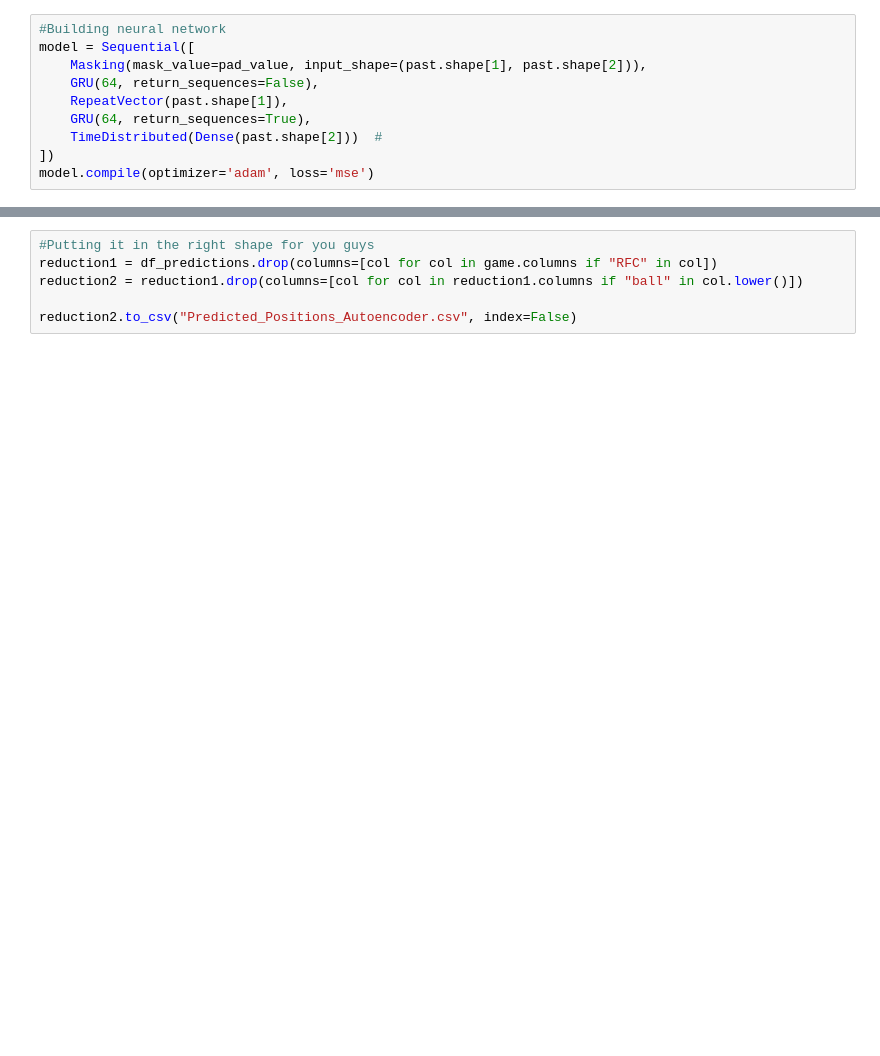
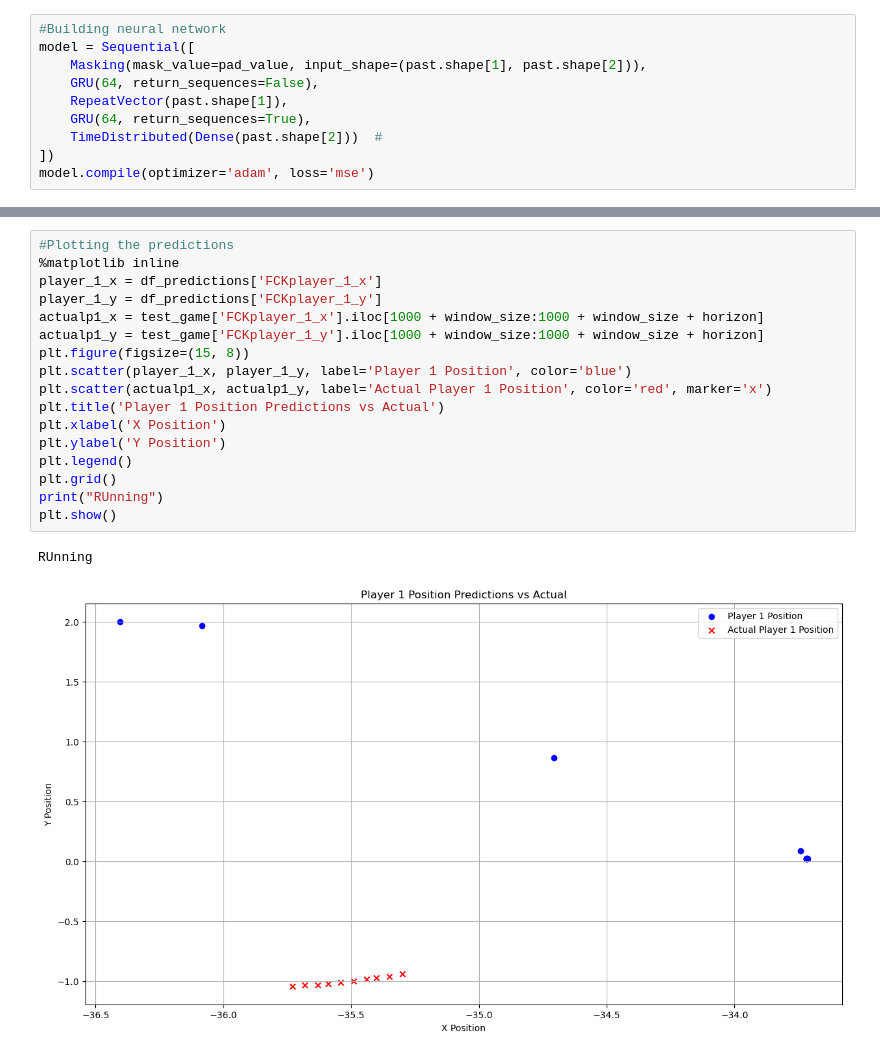
Before and after one commit to adiguzeldeniz/ekip_makine, a Jupyter notebook: autoencoder copy.ipynb, the cells around one changed output, grey strips where cells are left out. Cells and saved outputs as stored; diff of their text form; blank space fills up the shorter version.

```diff
--- a/autoencoder copy.ipynb
+++ b/autoencoder copy.ipynb
@@ -214,6 +224,20 @@ df_predictions.head()
-# %%
-#Putting it in the right shape for you guys
-reduction1 = df_predictions.drop(columns=[col for col in game.columns if "RFC" in col])
-reduction2 = reduction1.drop(columns=[col for col in reduction1.columns if "ball" in col.lower()])
-
-reduction2.to_csv("Predicted_Positions_Autoencoder.csv", index=False)
+# %%
+#Plotting the predictions
+%matplotlib inline
+player_1_x = df_predictions['FCKplayer_1_x']
+player_1_y = df_predictions['FCKplayer_1_y']
+actualp1_x = test_game['FCKplayer_1_x'].iloc[1000 + window_size:1000 + window_size + horizon]
+actualp1_y = test_game['FCKplayer_1_y'].iloc[1000 + window_size:1000 + window_size + horizon]
+plt.figure(figsize=(15, 8))
+plt.scatter(player_1_x, player_1_y, label='Player 1 Position', color='blue')
+plt.scatter(actualp1_x, actualp1_y, label='Actual Player 1 Position', color='red', marker='x')
+plt.title('Player 1 Position Predictions vs Actual')
+plt.xlabel('X Position')
+plt.ylabel('Y Position')
+plt.legend()
+plt.grid()
+print("RUnning")
+plt.show()
+# %% [output]
+RUnning
+[figure, added]
```
Also changed, not shown: parts of 20 cells of this notebook, 2 other files.
